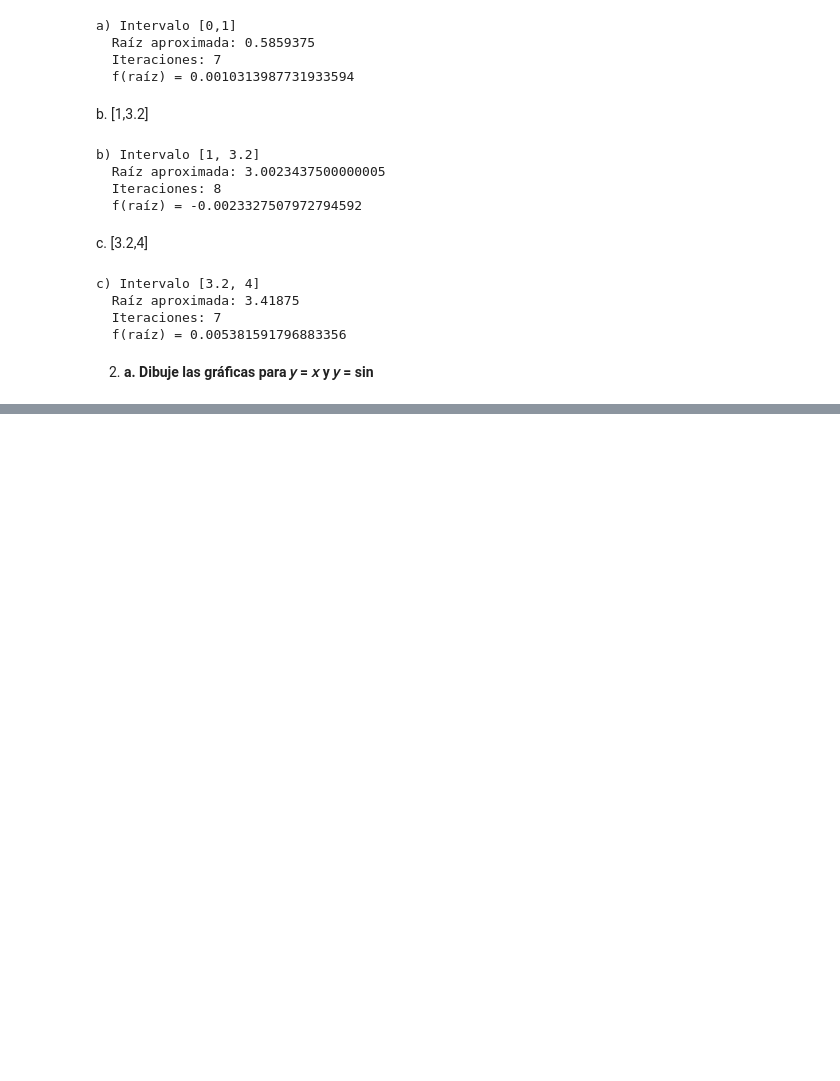
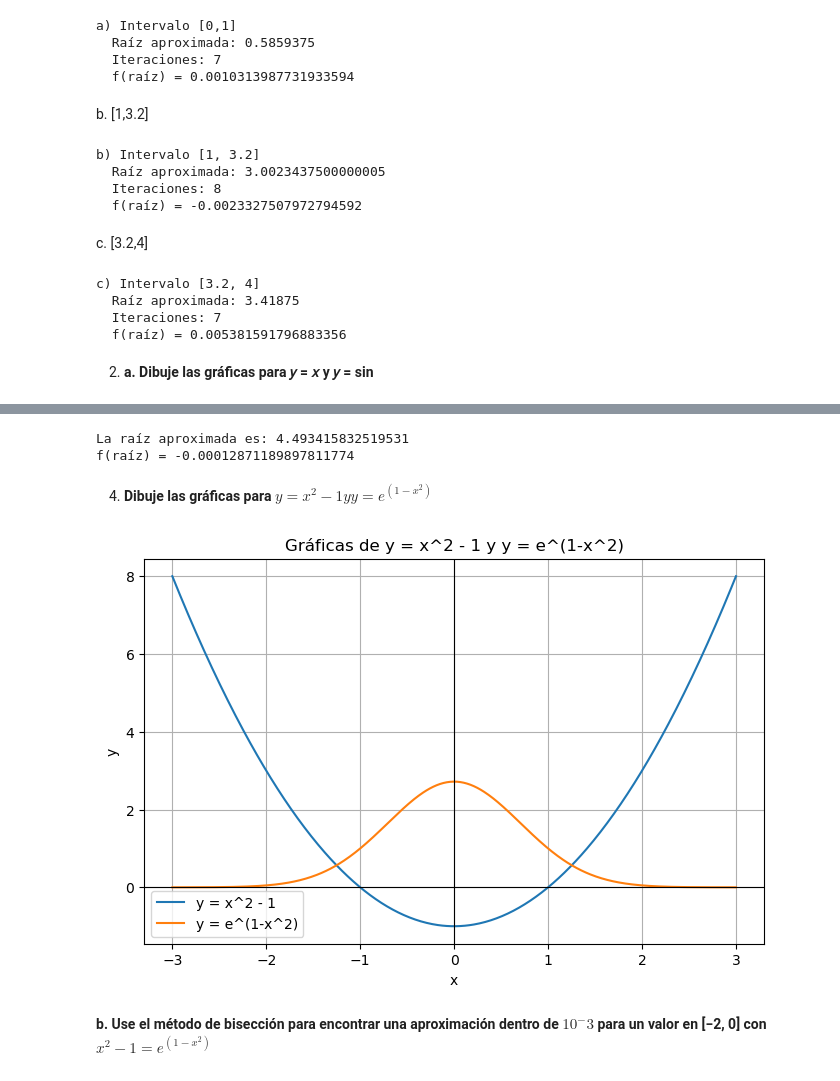
Before and after one commit to RipDanny/Tarea04---Ejercicios-Biseccion, a Jupyter notebook: Tarea04.ipynb, the cells around one changed output, grey strips where cells are left out. Saved outputs shown, nothing was run; the diff lists cells and outputs as text; code cells hidden in the pictures; blank space fills up the shorter version.

```diff
--- a/Tarea04.ipynb
+++ b/Tarea04.ipynb
@@ -78,0 +176,62 @@ c) Intervalo [3.2, 4]
+# %%
+import numpy as np
+
+def f(x):
+    return x - np.tan(x)
+
+a = 4
+b = 4.5
+
+tol = 1e-5
+
+while (b - a)/2 > tol:
+
+    c = (a + b)/2
+
+    if f(c) == 0:
+        break
+
+    elif f(a) * f(c) < 0:
+        b = c
+    else:
+        a = c
+
+raiz = (a + b)/2
+
+print("La raíz aproximada es:", raiz)
+print("f(raíz) =", f(raiz))
+# %% [output]
+La raíz aproximada es: 4.493415832519531
+f(raíz) = -0.00012871189897811774
+# %% [markdown]
+4. **Dibuje las gráficas para $𝑦 = 𝑥^2 − 1 y 𝑦 = e^{(1-x^2)}$**
+# %%
+import numpy as np
+import matplotlib.pyplot as plt
+
+x = np.linspace(-3, 3, 500)
+
+y1 = x**2 - 1
+y2 = np.exp(1 - x**2)
+
+plt.figure(figsize=(8,5))
+
+plt.plot(x, y1, label='y = x^2 - 1')
+plt.plot(x, y2, label='y = e^(1-x^2)')
+
+plt.axhline(0, color='black', linewidth=0.8)
+plt.axvline(0, color='black', linewidth=0.8)
+
+plt.title('Gráficas de y = x^2 - 1 y y = e^(1-x^2)')
+plt.xlabel('x')
+plt.ylabel('y')
+
+plt.grid(True)
+plt.legend()
+
+plt.show()
+# %% [output]
+[figure, added]
+# %% [markdown]
+**b. Use el método de bisección para encontrar una aproximación dentro de $10^-3$ para un valor en [−2, 0] con
+$𝑥^2 − 1 = e^{(1-x^2)}$**
```
Also changed, not shown: parts of 13 cells of this notebook.
